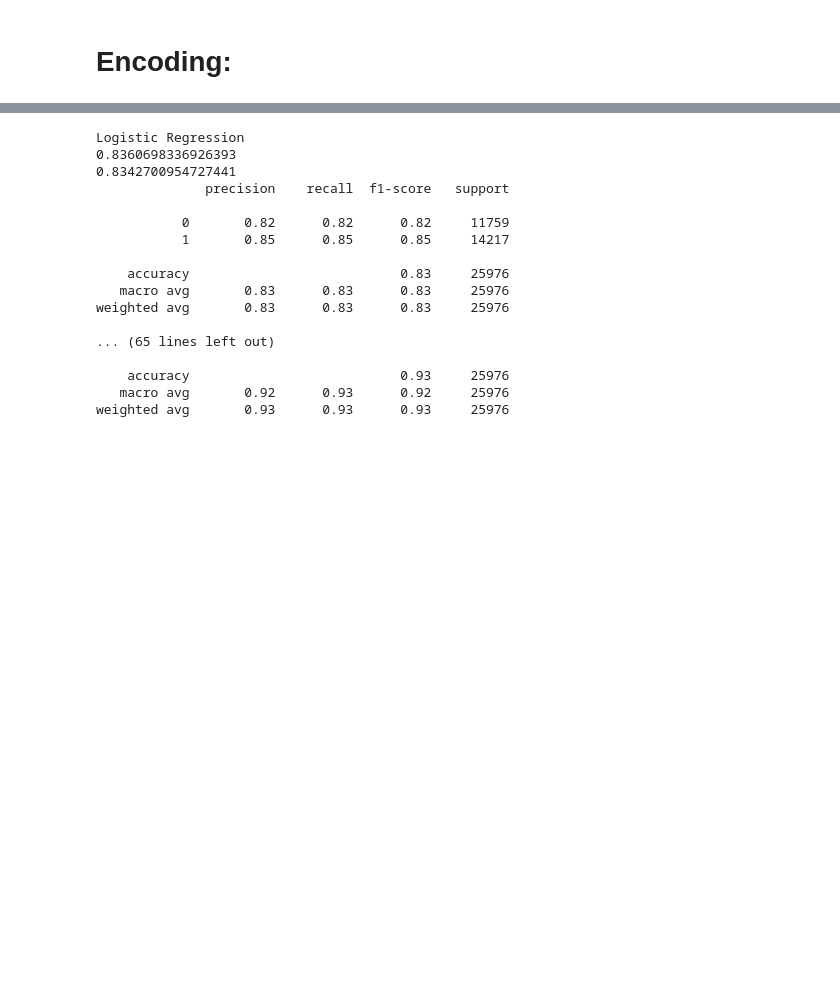
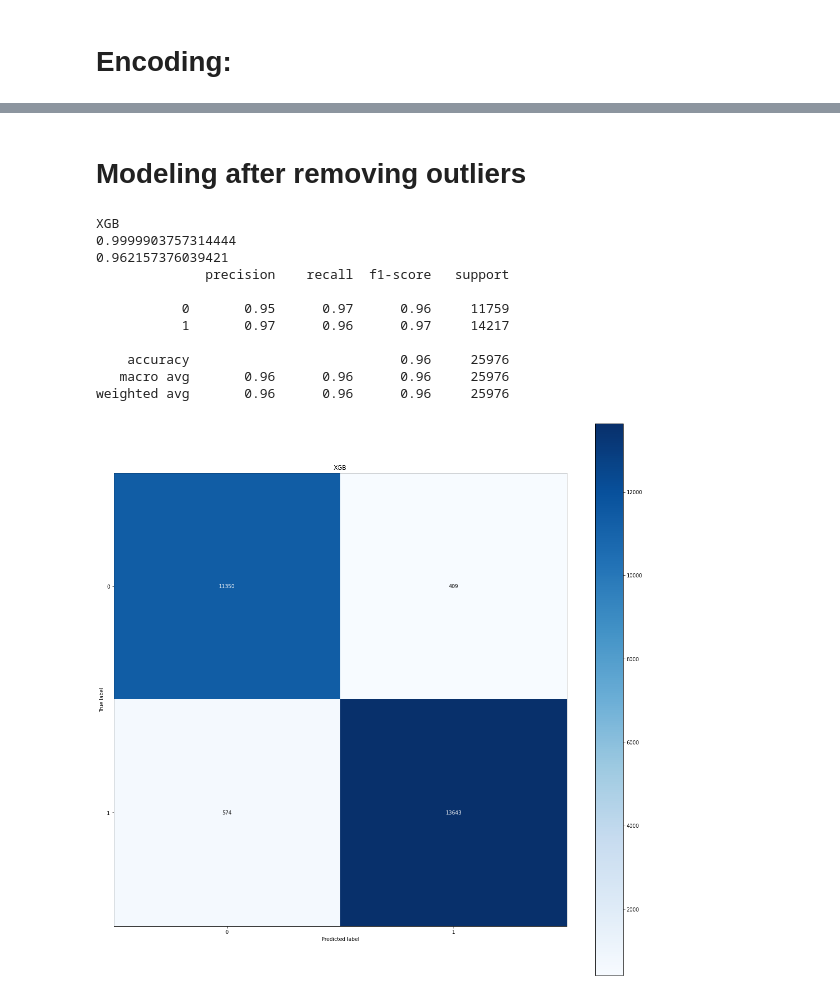
Before and after one commit to IinjyI/Airlines-Customer-Satisfaction, a Jupyter notebook: preprocessing-and-modeling.ipynb, the cells around one changed output, grey strips where cells are left out. Saved outputs shown, nothing was run; the diff lists cells and outputs as text; code cells hidden in the pictures; blank space fills up the shorter version.

```diff
--- a/preprocessing-and-modeling.ipynb
+++ b/preprocessing-and-modeling.ipynb
@@ -164,45 +308,40 @@ x_train, x_test, y_train, y_test = train_test_split(x, y, test_size=0.2, random_
+# %% [markdown]
+# Modeling after removing outliers
 # %%
 models = [
-    ('Logistic Regression', LogisticRegression(max_iter=1000)),
-    ('Decision Tree', DecisionTreeClassifier()),
-    ('Random Forest Classifier', RandomForestClassifier()),
-    ('XGB', XGBClassifier()),
-    ('CatBoostClassifier',CatBoostClassifier(max_depth = 10  ,iterations=10, learning_rate=0.4)),
-    ('KNeighborsClassifier',KNeighborsClassifier())
+    # ('Logistic Regression', LogisticRegression(max_iter=1000)),
+    # ('Decision Tree', DecisionTreeClassifier()),
+    # ('Random Forest Classifier', RandomForestClassifier()),
+    ('XGB', XGBClassifier(max_depth= 80, max_features= 3, n_estimators= 100,learning_rate=0.1),),
+    # ('CatBoostClassifier',CatBoostClassifier(max_depth = 10  ,iterations=10, learning_rate=0.4)),
+    # ('KNeighborsClassifier',KNeighborsClassifier())
 
 
 
 ]
 
-results = dict()
 for name, model in models:
 
-    clf=make_pipeline(StandardScaler(), model)
-    clf.fit(x_train, y_train)
-    y_predict = clf.predict(x_test)
+    model.fit(x_train, y_train)
+    y_predict = model.predict(x_test)
 
 
     print(name)
 
-    print(clf.score(x_train, y_train))
-    print(clf.score(x_test, y_test))
+    print(model.score(x_train, y_train))
+    print(model.score(x_test, y_test))
     print(classification_report(y_test, y_predict))
-    # skplt.metrics.plot_confusion_matrix(y_test, y_predict, figsize=(20, 20), title=name)
+    skplt.metrics.plot_confusion_matrix(y_test, y_predict, figsize=(20, 20), title=name)
 # %% [output]
-Logistic Regression
-0.8360698336926393
-0.8342700954727441
+XGB
+0.9999903757314444
+0.962157376039421
               precision    recall  f1-score   support
 
-           0       0.82      0.82      0.82     11759
-           1       0.85      0.85      0.85     14217
+           0       0.95      0.97      0.96     11759
+           1       0.97      0.96      0.97     14217
 
-    accuracy                           0.83     25976
-   macro avg       0.83      0.83      0.83     25976
-weighted avg       0.83      0.83      0.83     25976
-
-... (65 lines left out)
-
-    accuracy                           0.93     25976
-   macro avg       0.92      0.93      0.92     25976
-weighted avg       0.93      0.93      0.93     25976
+    accuracy                           0.96     25976
+   macro avg       0.96      0.96      0.96     25976
+weighted avg       0.96      0.96      0.96     25976
+[figure, added]
```
Also changed, not shown: parts of 38 cells of this notebook, 4 other files.
